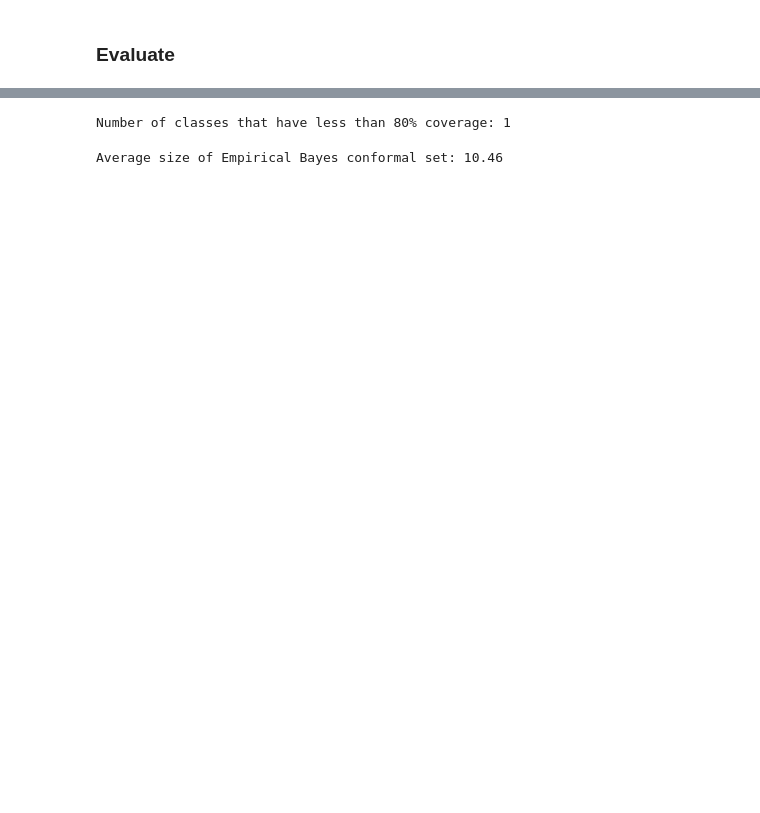
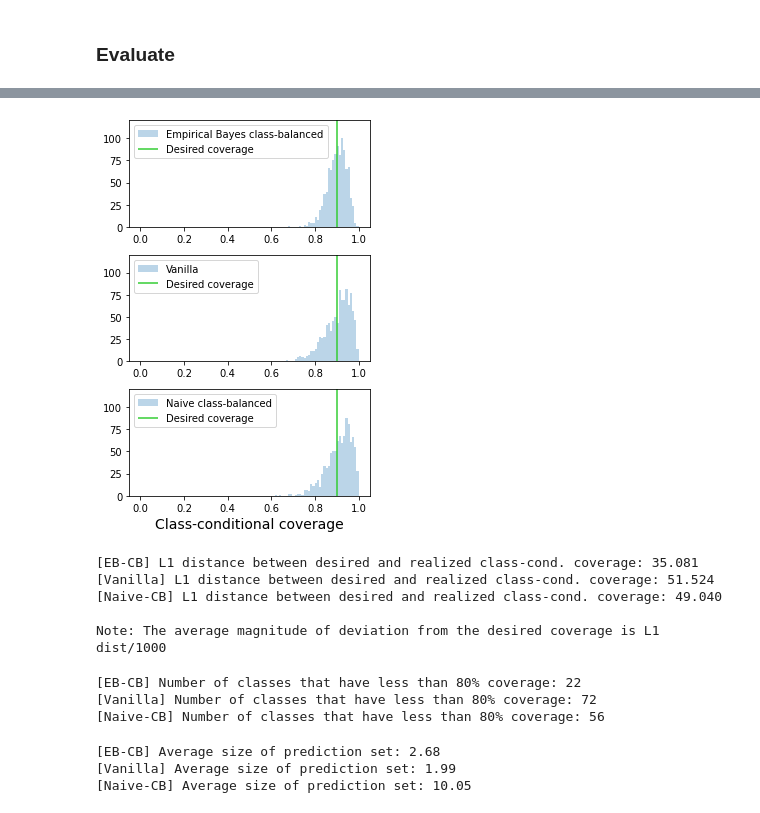
Before and after one commit to tiffanyding/empirical-bayes-conformal, a Jupyter notebook: evaluate.ipynb, the cells around one changed output, grey strips where cells are left out. Saved outputs shown, nothing was run; the diff lists cells and outputs as text; code cells hidden in the pictures; blank space fills up the shorter version.

```diff
--- a/evaluate.ipynb
+++ b/evaluate.ipynb
@@ -96,11 +85,68 @@ plt.show()
+# %%
+# The same histograms as above, except on separate plots
+fig, axs = plt.subplots(3,1, figsize=(4, 6))
+
+bins = np.linspace(0, 1, 100)
+axs[0].hist(class_specific_cov, bins=bins, label="Empirical Bayes class-balanced", alpha=.3)
+axs[1].hist(vanilla_class_specific_cov, bins=bins, label="Vanilla", alpha=.3)
+axs[2].hist(naivecb_class_specific_cov, bins=bins, label="Naive class-balanced", alpha=.3)
+
+for i in range(3):
+    axs[i].vlines(1-alpha, 0, 120, label='Desired coverage', color='limegreen')
+    axs[i].set_ylim(0, 120)
+    axs[i].legend(loc='upper left')
+
+plt.xlabel('Class-conditional coverage', fontsize=14)
+plt.tight_layout()
+# %% [output]
+[figure, added]
+# %%
+# Compute l1 distance between desired and realized coverage
+l1_dist = np.sum(np.abs(class_specific_cov - (1 - alpha)))
+vanilla_l1_dist = np.sum(np.abs(vanilla_class_specific_cov - (1 - alpha)))
+naivecb_l1_dist = np.sum(np.abs(naivecb_class_specific_cov - (1 - alpha)))
+
+print(f'[EB-CB] L1 distance between desired and realized class-cond. coverage: {l1_dist:.3f}')
+print(f'[Vanilla] L1 distance between desired and realized class-cond. coverage: {vanilla_l1_dist:.3f}')
+print(f'[Naive-CB] L1 distance between desired and realized class-cond. coverage: {naivecb_l1_dist:.3f}')
+
+print("\nNote: The average magnitude of deviation from the desired coverage is L1 dist/1000")
+# %% [output]
+[EB-CB] L1 distance between desired and realized class-cond. coverage: 35.081
+[Vanilla] L1 distance between desired and realized class-cond. coverage: 51.524
+[Naive-CB] L1 distance between desired and realized class-cond. coverage: 49.040
+
+Note: The average magnitude of deviation from the desired coverage is L1 dist/1000
 # %%
 # Compute number of classes that are drastically undercovered (<80%)
-num_undercovered = np.sum(class_specific_cov < 0.8)
-print(f'Number of classes that have less than 80% coverage:', num_undercovered)
+thresh = 0.8
+
+num_undercovered = np.sum(class_specific_cov < thresh)
+vanilla_num_undercovered = np.sum(vanilla_class_specific_cov < thresh)
+naivecb_num_undercovered = np.sum(naivecb_class_specific_cov < thresh)
+
+print(f'[EB-CB] Number of classes that have less than 80% coverage:', num_undercovered)
+print(f'[Vanilla] Number of classes that have less than 80% coverage:',
+      vanilla_num_undercovered)
+print(f'[Naive-CB] Number of classes that have less than 80% coverage:',
+      naivecb_num_undercovered)
+
+# Usign unconformalized qhats: [EB-CB] Number of classes that have less than 80% coverage: 15
 # %% [output]
-Number of classes that have less than 80% coverage: 1
+[EB-CB] Number of classes that have less than 80% coverage: 22
+[Vanilla] Number of classes that have less than 80% coverage: 72
+[Naive-CB] Number of classes that have less than 80% coverage: 56
 # %%
 avg_set_size = compute_avg_set_size(preds)
-print(f'\nAverage size of Empirical Bayes conformal set: {avg_set_size:.2f}')
+vanilla_avg_set_size = compute_avg_set_size(vanilla_preds)
+naivecb_avg_set_size = compute_avg_set_size(naivecb_preds)
+
+print(f'[EB-CB] Average size of prediction set: {avg_set_size:.2f}')
+print(f'[Vanilla] Average size of prediction set: {vanilla_avg_set_size:.2f}')
+print(f'[Naive-CB] Average size of prediction set: {naivecb_avg_set_size:.2f}')
+
+# Using unconformalized qhats: [EB-CB] Average size of prediction set: 2.99
 # %% [output]
-Average size of Empirical Bayes conformal set: 10.46
+[EB-CB] Average size of prediction set: 2.68
+[Vanilla] Average size of prediction set: 1.99
+[Naive-CB] Average size of prediction set: 10.05
```
Also changed, not shown: parts of 12 cells of this notebook, 4 other files.
